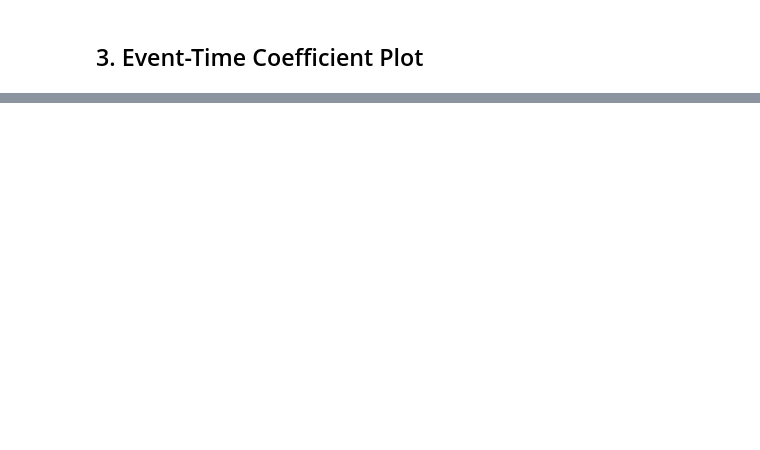
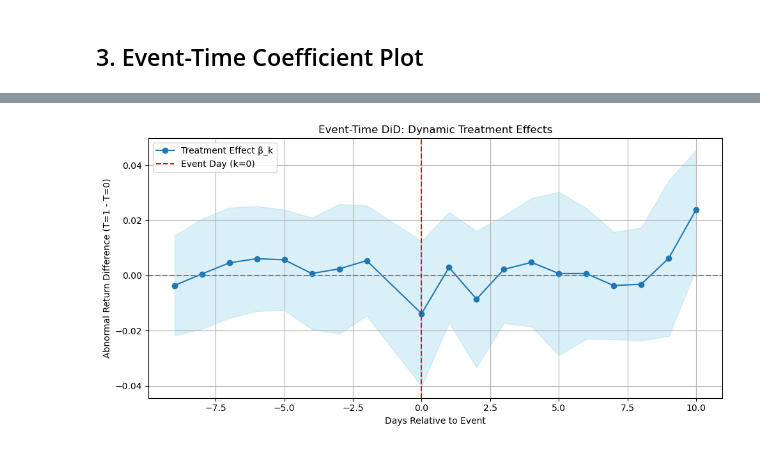
Before and after one commit to CynthiaShiyue/IDS701_Causal_Report_Project, a Jupyter notebook: EventTimeDiD.ipynb, the cells around one changed output, grey strips where cells are left out. Saved outputs shown, nothing was run; the diff lists cells and outputs as text; code cells hidden in the pictures; blank space fills up the shorter version.

Commit message:
EventTimeDid finished

```diff
--- a/EventTimeDiD.ipynb
+++ b/EventTimeDiD.ipynb
@@ -70,8 +88,11 @@ data['event_date'] = pd.to_datetime(data['event_date'])
 # Filter out rows where 'event_id' is NaN
 data = data.dropna(subset=["event_id"])
 
+#Remove the day before the event (k = -1) as the base period
+df_reg = data[data['event_time'] != -1]#The last time point “not affected by policy”
+
 # Make sure 'event_time' is a categorical variable
-data['event_time'] = data['event_time'].astype('category')
+df_reg['event_time'] = df_reg['event_time'].astype('category')
 
 # Select the relevant columns for Event-time DiD analysis
-data = data[['ticker', 'event_id', 'event_time', 'Treatment', 'Return', 'CAR']]
+df_reg = df_reg[['ticker', 'event_id', 'event_time', 'Treatment', 'abnormal_return', 'CAR']]
@@ -123,0 +151,8 @@ strong multicollinearity problems or that the design matrix is singular.
+# %%
+
+model = smf.ols(
+    formula="abnormal_return ~ C(event_time) * Treatment + C(ticker) + C(event_id)",
+    data=df_reg
+).fit(cov_type='HC1')
+
+print(model.summary())
@@ -166,0 +179,37 @@ plt.show()
+# %%
+import matplotlib.pyplot as plt
+
+# Extract treatment interaction coefficients and confidence intervals
+coef_series = model.params.filter(like='C(event_time)[T.')
+conf_int = model.conf_int().loc[coef_series.index]
+treat_interact = coef_series[coef_series.index.str.contains(':Treatment')]
+conf_int_treat = conf_int.loc[treat_interact.index]
+
+# Clean up event_time keys and convert to float
+event_days = [float(i.split('[')[1].split(']')[0].split(':')[0].replace('T.', '')) for i in treat_interact.index]
+betas = treat_interact.values
+lower = conf_int_treat[0].values
+upper = conf_int_treat[1].values
+
+# Sort by event_days
+sorted_idx = sorted(range(len(event_days)), key=lambda i: event_days[i])
+event_days = [event_days[i] for i in sorted_idx]
+betas = [betas[i] for i in sorted_idx]
+lower = [lower[i] for i in sorted_idx]
+upper = [upper[i] for i in sorted_idx]
+
+# Plot
+plt.figure(figsize=(10, 5))
+plt.plot(event_days, betas, marker='o', label='Treatment Effect β_k')
+plt.fill_between(event_days, lower, upper, alpha=0.3, color='skyblue')
+plt.axhline(0, linestyle='--', color='gray')
+plt.axvline(0, linestyle='--', color='red', label='Event Day (k=0)')
+plt.xlabel("Days Relative to Event")
+plt.ylabel("Abnormal Return Difference (T=1 - T=0)")
+plt.title("Event-Time DiD: Dynamic Treatment Effects")
+plt.legend()
+plt.grid(True)
+plt.tight_layout()
+plt.show()
+# %% [output]
+[figure, added]
```
Also changed, not shown: parts of 13 cells of this notebook, 2 other files.
